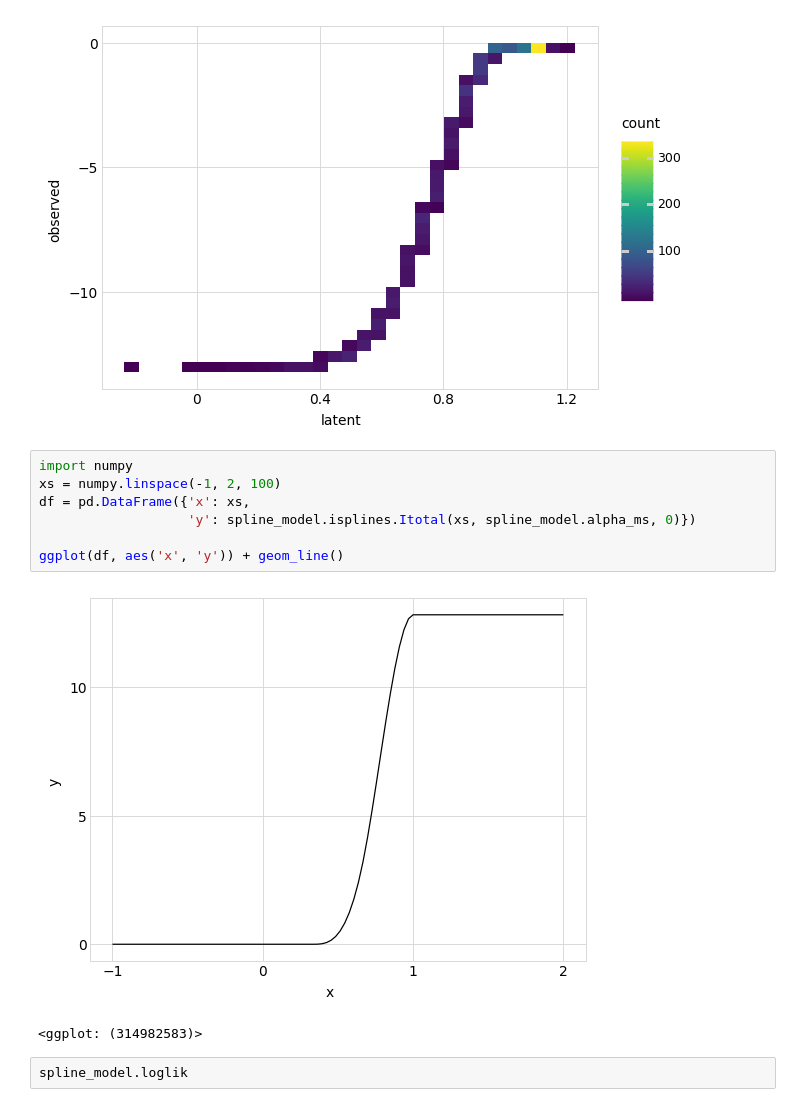
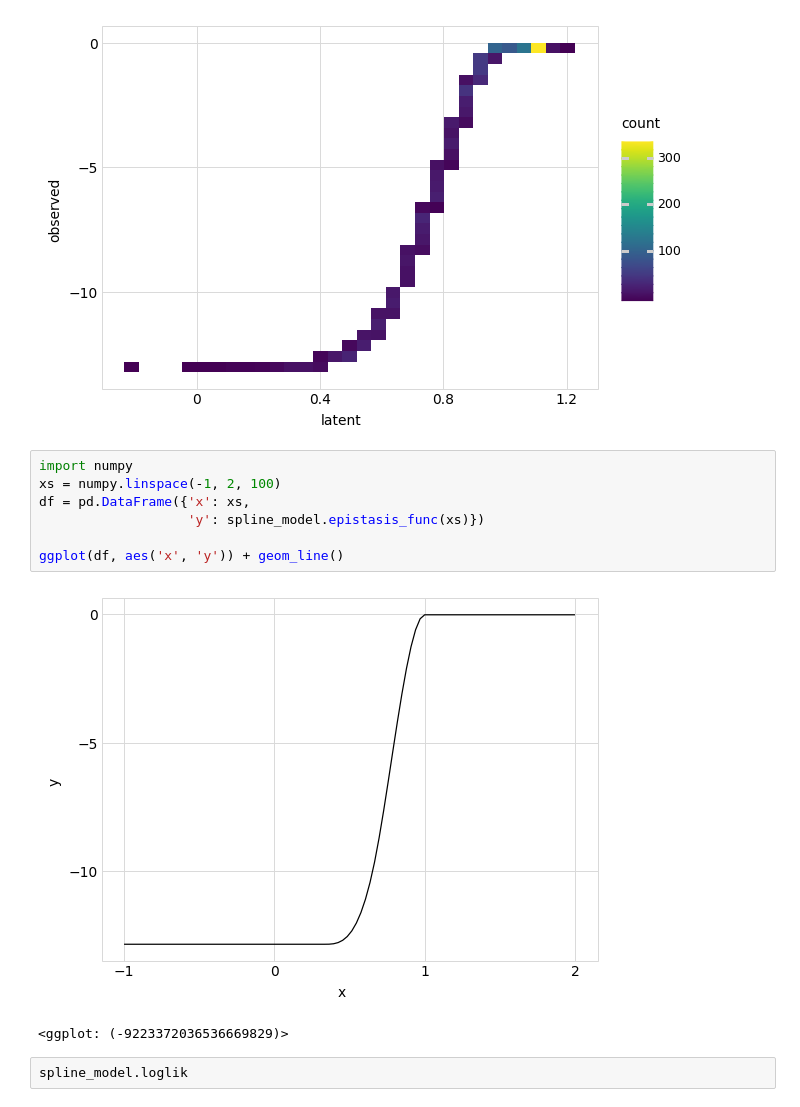
Before and after one commit to jbloomlab/dms_variants, a Jupyter notebook: notebooks/monotonicsplineepistasis_model.ipynb, the cells around one changed output. Cells and saved outputs as stored; diff of their text form.

```diff
--- a/notebooks/monotonicsplineepistasis_model.ipynb
+++ b/notebooks/monotonicsplineepistasis_model.ipynb
@@ -353,13 +353,13 @@ R = 0.993, P = 0
 # %%
 import numpy
 xs = numpy.linspace(-1, 2, 100)
 df = pd.DataFrame({'x': xs,
-                   'y': spline_model.isplines.Itotal(xs, spline_model.alpha_ms, 0)})
+                   'y': spline_model.epistasis_func(xs)})
 
 ggplot(df, aes('x', 'y')) + geom_line()
 # %% [output]
-[figure, old version]
+[figure, new version]
-<ggplot: (314982583)>
+<ggplot: (-9223372036536669829)>
 # %%
 spline_model.loglik
 # %% [output]
```
Also changed, not shown: parts of 3 cells of this notebook, 1 other file.
